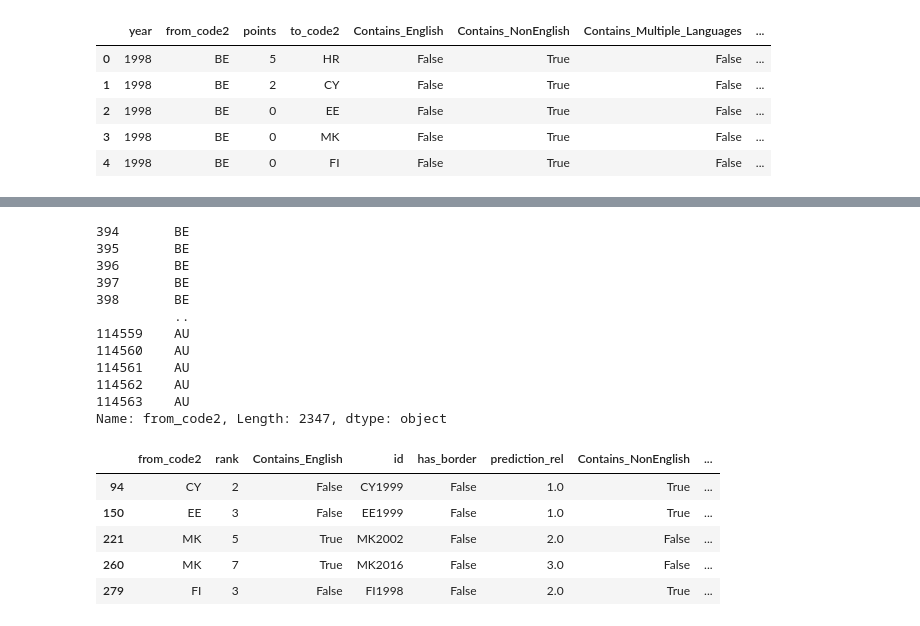
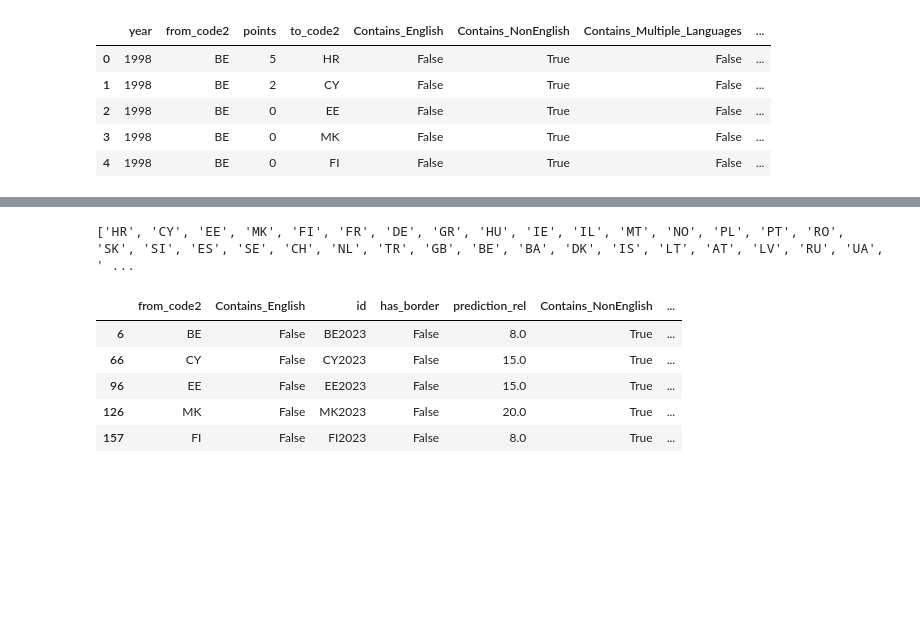
Before and after one commit to KatrionaGoldmann/Eurovision_TDS, a Jupyter notebook: eurovision/notebooks/modelling.ipynb, the cells around one changed output, grey strips where cells are left out. Saved outputs shown, nothing was run; the diff lists cells and outputs as text; code cells hidden in the pictures; blank space fills up the shorter version.

```diff
--- a/eurovision/notebooks/modelling.ipynb
+++ b/eurovision/notebooks/modelling.ipynb
@@ -931,0 +530,3 @@ df_2023.loc[df_2023['to_country'] == 'russian federation']
+# %%
+# Remove russia from the voting
+df_2023 = df_2023.loc[df_2023['from_code2'] != 'RU', ]
@@ -970,0 +560,15 @@ ValueError: Feature shape mismatch, expected: 108, got 105
+# %%
+# print the test_data_all columns which are not in df_hurdle
+print([col for col in df_hurdle.columns if col not in test_data_all.columns])
+print([col for col in test_data_all.columns if col not in df_hurdle.columns])
+
+# add the missing columns
+for col in test_data_all.columns:
+    if col not in df_hurdle.columns:
+        df_hurdle[col] = 0
+
+df_hurdle = df_hurdle[test_data_all.columns]
+
+df_hurdle['rank'] = 1
+
+df_hurdle.head()
@@ -970,0 +585,6 @@ ValueError: Feature shape mismatch, expected: 108, got 105
+# %%
+#model_ranked_all, test_data_all, train_data_all = xgboost_rank_model(df_2023, seed=7, test_size=0.33)
+
+#sub_test = df_hurdle.loc[df_hurdle['id'] == i, ~df_hurdle.columns.isin(['rank', 'prediction_rel', 'predictions'])]
+
+out_all = ranked_model_predictions(model_ranked_all, df_hurdle)
@@ -1085,5 +608,5 @@ Name: prediction_rel, dtype: int64
 # %%
-p1 = test.copy()
+p1 = out_all.copy()
 
 
 cols = [col for col in p1.columns if '_voting' in col]
@@ -1092,58 +615,47 @@ cols2 = [col for col in p1.columns if '_voting' not in col]
 
 # wide format _voting columns to long format
 p1 = pd.melt(p1, id_vars=cols2,
                        value_vars= cols, var_name='from_code2')
 p1 = p1.loc[p1['value'] == 1]
 
 
 p1['from_code2'] = p1['from_code2'].str.replace('_voting', '').tolist()
-print(p1['from_code2'])
-#p1 = p1.drop(cols, axis=1)
+
+p1 = p1.loc[p1['value'] == 1]
 p1 = p1.drop('value', axis=1)
 
-p1.head()
+
 
 cols2 = [#'year',
-       'from_code2',# 'to_code2',
-        'rank',
+       'from_code2', #'to_code2',
+       #'rank',
        'Contains_English', 'id',
        'has_border', #'value',
        'prediction_rel',
        'Contains_NonEnglish', 'Contains_Multiple_Languages',
-       'Number_of_Languages', 'Contains_Own_Language',
-       'prop_emigrants_v2p',  'prop_emigrants_p2v',
+       'Number_of_Languages', 'Contains_Own_Language', 'Contains_Voting_Language',
+       'prop_emigrants_v2p',  'prop_emigrants_p2v', 'rank',
        'comps_without_win', 'group', 'female', 'male',
        'predictions', 'actual']
 
 cols = [col for col in p1.columns if col not in cols2]
 
 # # print p1.columns not in cols2
-# print([col for col in p1.columns if col not in cols2])
+print([col for col in p1.columns if col not in cols2])
 
 p1 = pd.melt(p1, id_vars=cols2,
                        value_vars= cols, var_name='to_code2')
 p1 = p1.loc[p1['value'] == 1]
-# drop value column
+# # drop value column
 p1 = p1.drop('value', axis=1)
 
 p1.head()
 # %% [output]
-394       BE
-395       BE
-396       BE
-397       BE
-398       BE
-          ..
-114559    AU
-114560    AU
-114561    AU
-114562    AU
-114563    AU
-Name: from_code2, Length: 2347, dtype: object
+['HR', 'CY', 'EE', 'MK', 'FI', 'FR', 'DE', 'GR', 'HU', 'IE', 'IL', 'MT', 'NO', 'PL', 'PT', 'RO', 'SK', 'SI', 'ES', 'SE', 'CH', 'NL', 'TR', 'GB', 'BE', 'BA', 'DK', 'IS', 'LT', 'AT', 'LV', 'RU', 'UA', ' ...
-|  | from_code2 | rank | Contains_English | id | has_border | prediction_rel | Contains_NonEnglish | ... |
-| 94 | CY | 2 | False | CY1999 | False | 1.0 | True | ... |
-| 150 | EE | 3 | False | EE1999 | False | 1.0 | True | ... |
-| 221 | MK | 5 | True | MK2002 | False | 2.0 | False | ... |
-| 260 | MK | 7 | True | MK2016 | False | 3.0 | False | ... |
-| 279 | FI | 3 | False | FI1998 | False | 2.0 | True | ... |
+|  | from_code2 | Contains_English | id | has_border | prediction_rel | Contains_NonEnglish | ... |
+| 6 | BE | False | BE2023 | False | 8.0 | True | ... |
+| 66 | CY | False | CY2023 | False | 15.0 | True | ... |
+| 96 | EE | False | EE2023 | False | 15.0 | True | ... |
+| 126 | MK | False | MK2023 | False | 20.0 | True | ... |
+| 157 | FI | False | FI2023 | False | 8.0 | True | ... |
 # %%
```
Also changed, not shown: parts of 64 cells of this notebook, 3 other files.
